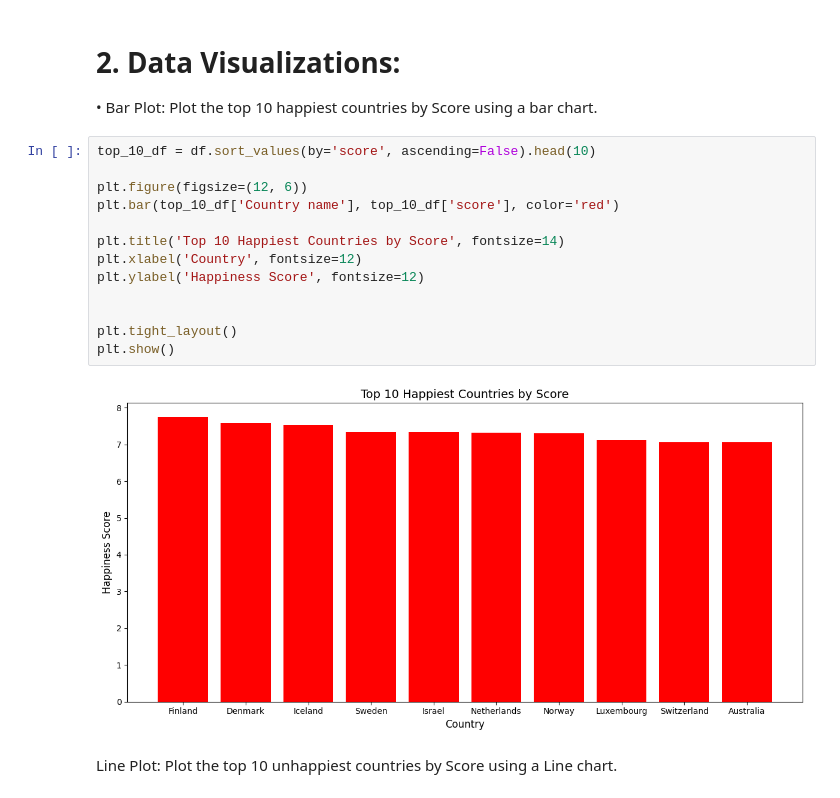
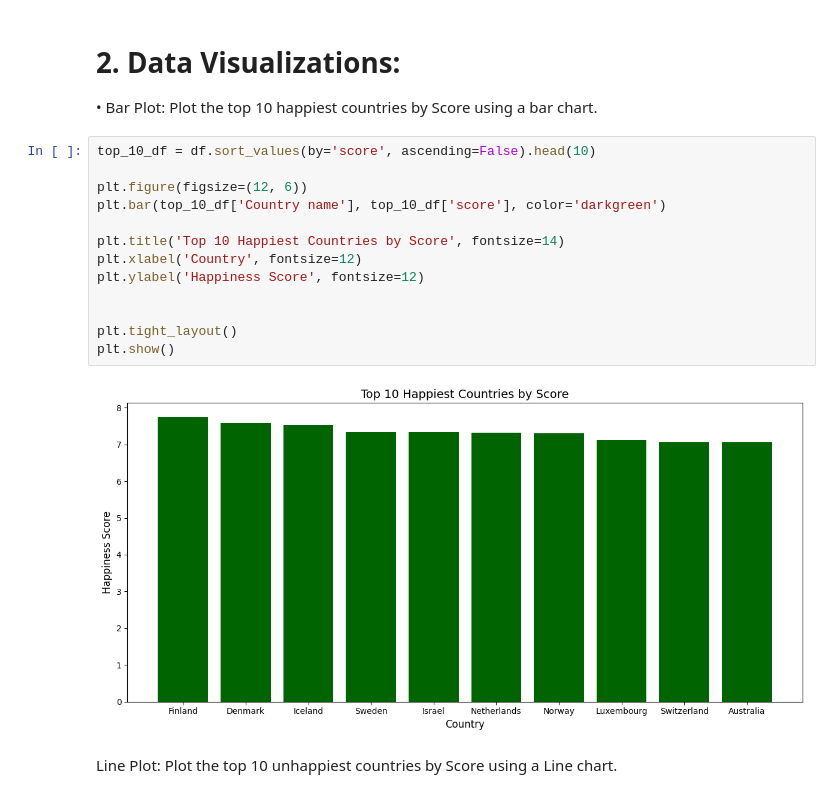
Before and after one commit to bishalbadu/2434731_BishalBadu, a Jupyter notebook: 2434731_Bishal_Badu.ipynb, the cells around one changed output. Saved outputs shown, nothing was run; the diff lists cells and outputs as text.

```diff
--- a/2434731_Bishal_Badu.ipynb
+++ b/2434731_Bishal_Badu.ipynb
@@ -198,18 +198,18 @@ Countries with Score < 4:
 # %%
 top_10_df = df.sort_values(by='score', ascending=False).head(10)
 
 plt.figure(figsize=(12, 6))
-plt.bar(top_10_df['Country name'], top_10_df['score'], color='red')
+plt.bar(top_10_df['Country name'], top_10_df['score'], color='darkgreen')
 
 plt.title('Top 10 Happiest Countries by Score', fontsize=14)
 plt.xlabel('Country', fontsize=12)
 plt.ylabel('Happiness Score', fontsize=12)
 
 
 plt.tight_layout()
 plt.show()
 # %% [output]
-[figure, old version]
+[figure, new version]
 # %% [markdown]
 Line Plot: Plot the top 10 unhappiest countries by Score using a Line chart.
 # %%
```
Also changed, not shown: parts of 4 cells of this notebook.
